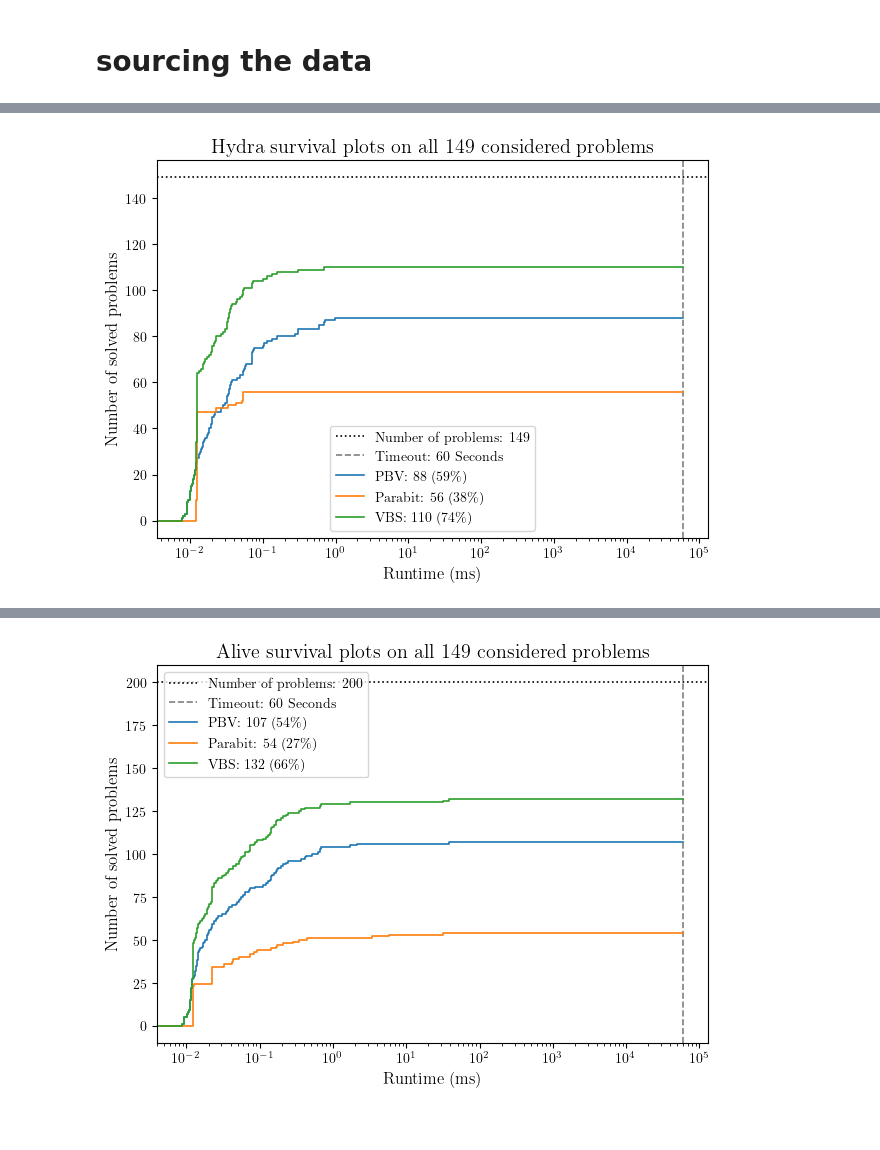
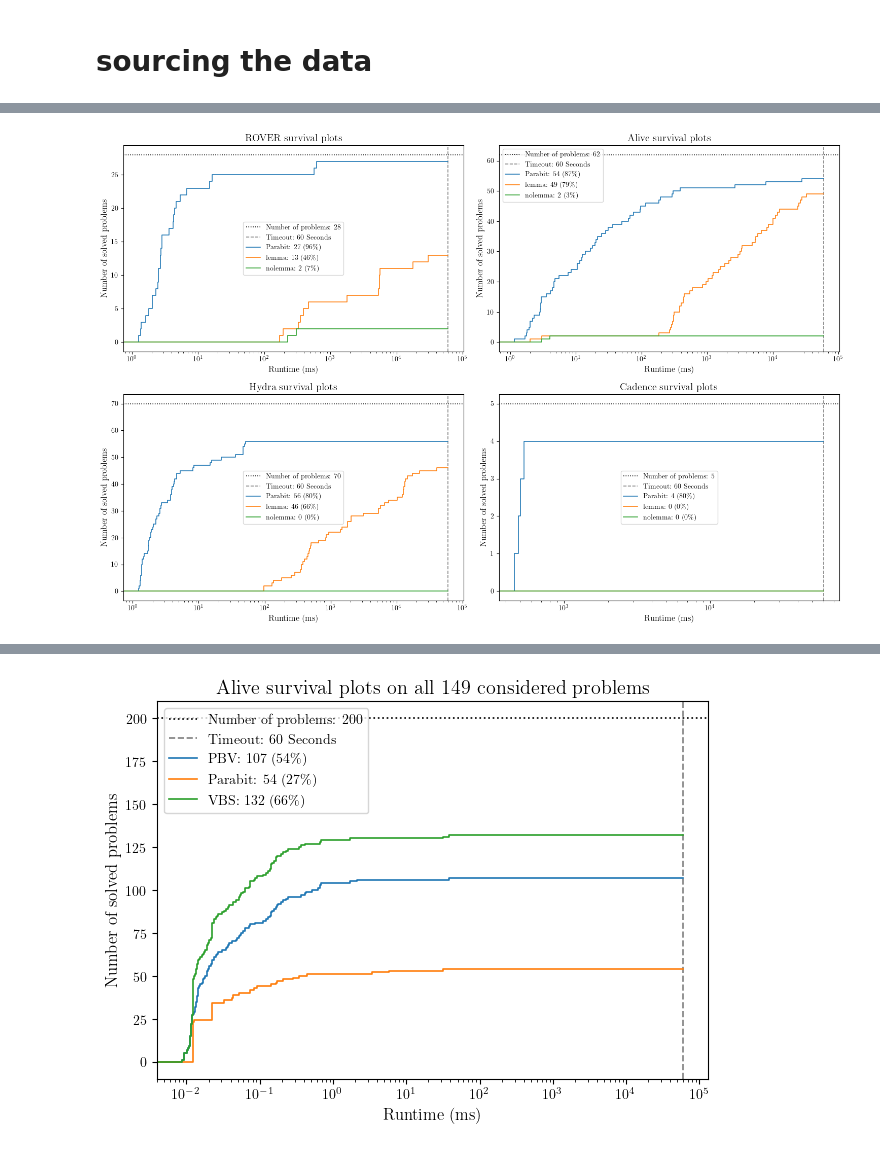
Before and after one commit to luigirinaldi/CAV, a Jupyter notebook: scripts/plots/eval_graphs.ipynb, the cells around one changed output, grey strips where cells are left out. Cells and saved outputs as stored; diff of their text form; code cells hidden in the pictures.

Commit message:
better graphing

```diff
--- a/scripts/plots/eval_graphs.ipynb
+++ b/scripts/plots/eval_graphs.ipynb
@@ -101,27 +108,31 @@ def combine_results(x):
         return min(x.dropna().to_list())
     else:
         return None
+
+def get_parabit_times(df, index):
+    return df[index]['time_taken'].where(df[index]['status'] == 'SUCCESS')
 # %%
+fig, axs = plt.subplots(2,2, figsize=(15,10))
+for i, bench in enumerate(benches):
 
-fig, ax = plt.subplots()
+    data = pd.DataFrame()
 
-data = pd.DataFrame()
-
-data['PBV'] = hydra_pbv['time'].where(hydra_pbv['result'] == 'unsat')
-data['Parabit'] = hydra_pb['time_taken'].where(hydra_pb['status'] == 'SUCCESS')
-data['VBS'] = data.apply(combine_results, axis=1)
-# data['Alive'] = alive_pb['time_taken'].where(alive_pb['status'] == 'SUCCESS')
-# data['Rover'] = rover_pb['time_taken'].where(rover_pb['status'] == 'SUCCESS')
-# data['Industry'] = cadence_pb['time_taken'].where(cadence_pb['status'] == 'SUCCESS')
-
-plot_cactus(ax, data, 60_000)
-ax.legend(loc='best')
-ax.set_title(f'Hydra survival plots on all {max(len(hydra_pbv), len(hydra_pb))} considered problems')
+    data['Parabit'] = get_parabit_times(parabit, bench)
+    data['lemma'] = (mir:=mirabelle[bench]['lemma'])['time'].where(mir['timeout'] == False)
+    data['nolemma'] = (mir:=mirabelle[bench]['nolemma'])['time'].where(mir['timeout'] == False)
+    # data['VBS'] = data.apply(combine_results, axis=1)
+    # data['Alive'] = alive_pb['time_taken'].where(alive_pb['status'] == 'SUCCESS')
+    # data['Rover'] = rover_pb['time_taken'].where(rover_pb['status'] == 'SUCCESS')
+    # data['Industry'] = cadence_pb['time_taken'].where(cadence_pb['status'] == 'SUCCESS')
+    ax = axs[i%2][i//2]
+    plot_cactus(ax, data, 60_000)
+    ax.legend(loc='best')
+    ax.set_title(f'{bench} survival plots')
 plt.tight_layout()
 # plt.savefig(f"{FIGURES_PATH}all_problem.pdf")
 plt.show()
 # %% [output]
-[figure, old version]
+[figure, new version]
 # %%
 os.makedirs(FIGURES_PATH, exist_ok=True)
 
```
Also changed, not shown: parts of 2 cells of this notebook, 1 other file.
